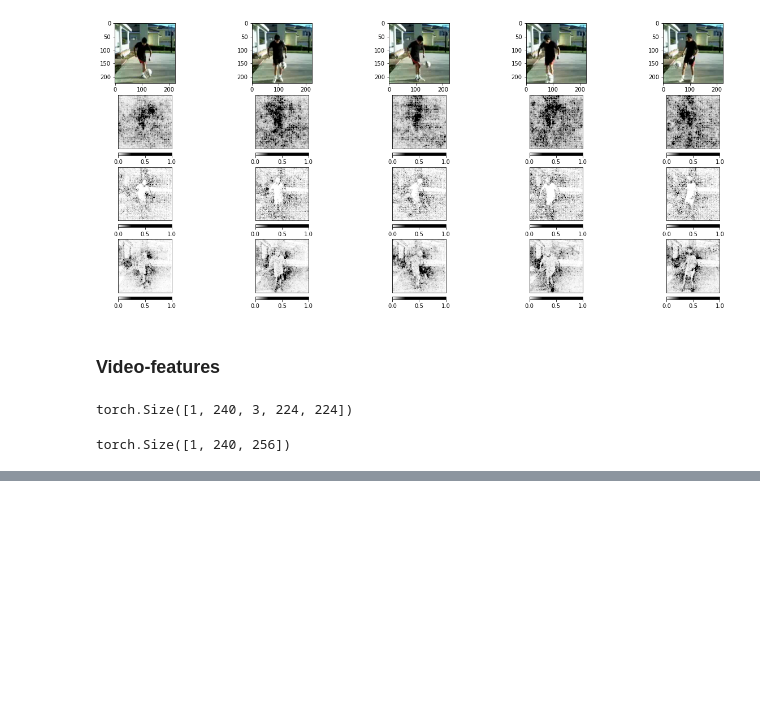
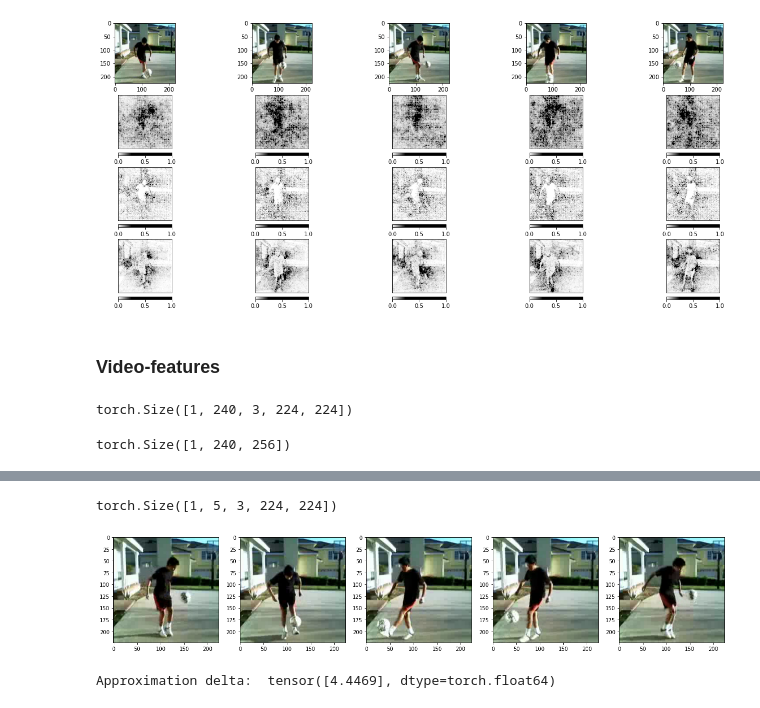
Before and after one commit to catalyst-team/introspection, a Jupyter notebook: notebooks/intospection.ipynb, the cells around one changed output, grey strips where cells are left out. Drawn from its saved outputs; the diff is of its cells as text; code cells hidden in the pictures; blank space fills up the shorter version.

```diff
--- a/notebooks/intospection.ipynb
+++ b/notebooks/intospection.ipynb
@@ -605,0 +617,26 @@ plt.show()
+# %%
+# [num_features; time_len; 1]
+# -> [num_features; time_len;]
+# -> [time_len;]
+# -> softmax
+# aka time attention
+attn_time = attr_ig.permute((2, 1, 0)).squeeze(-1).sum(0).softmax(-1)
+# %%
+num_segments = 1
+segment_len = 5
+topk_attn_time = attn_time.topk(segment_len).indices
+# %%
+features3 = features[:, topk_attn_time, :, :, :]
+# %%
+features3.shape
+# %% [output]
+torch.Size([1, 5, 3, 224, 224])
+# %%
+fig, axs = plt.subplots(num_segments, segment_len, figsize=(21, 9))
+for i in range(num_segments):
+    for j in range(segment_len):
+        axs[j].imshow(features3[0, i*num_segments+j].detach().permute(1, 2, 0))
+
+plt.show()
+# %% [output]
+[figure, added]
@@ -605,0 +647,14 @@ plt.show()
+# %%
+ig = IntegratedGradients(model)
+attr_ig, delta = attribute_image_features(
+    ig,
+    model,
+    features3,
+    label,
+    baselines=features3 * 0,
+    return_convergence_delta=True
+)
+# attr_ig = np.transpose(attr_ig.squeeze().cpu().detach().numpy(), (1, 2, 0))
+print('Approximation delta: ', abs(delta))
+# %% [output]
+Approximation delta:  tensor([4.4469], dtype=torch.float64)
```
Also changed, not shown: parts of 11 cells of this notebook, 2 other files.
